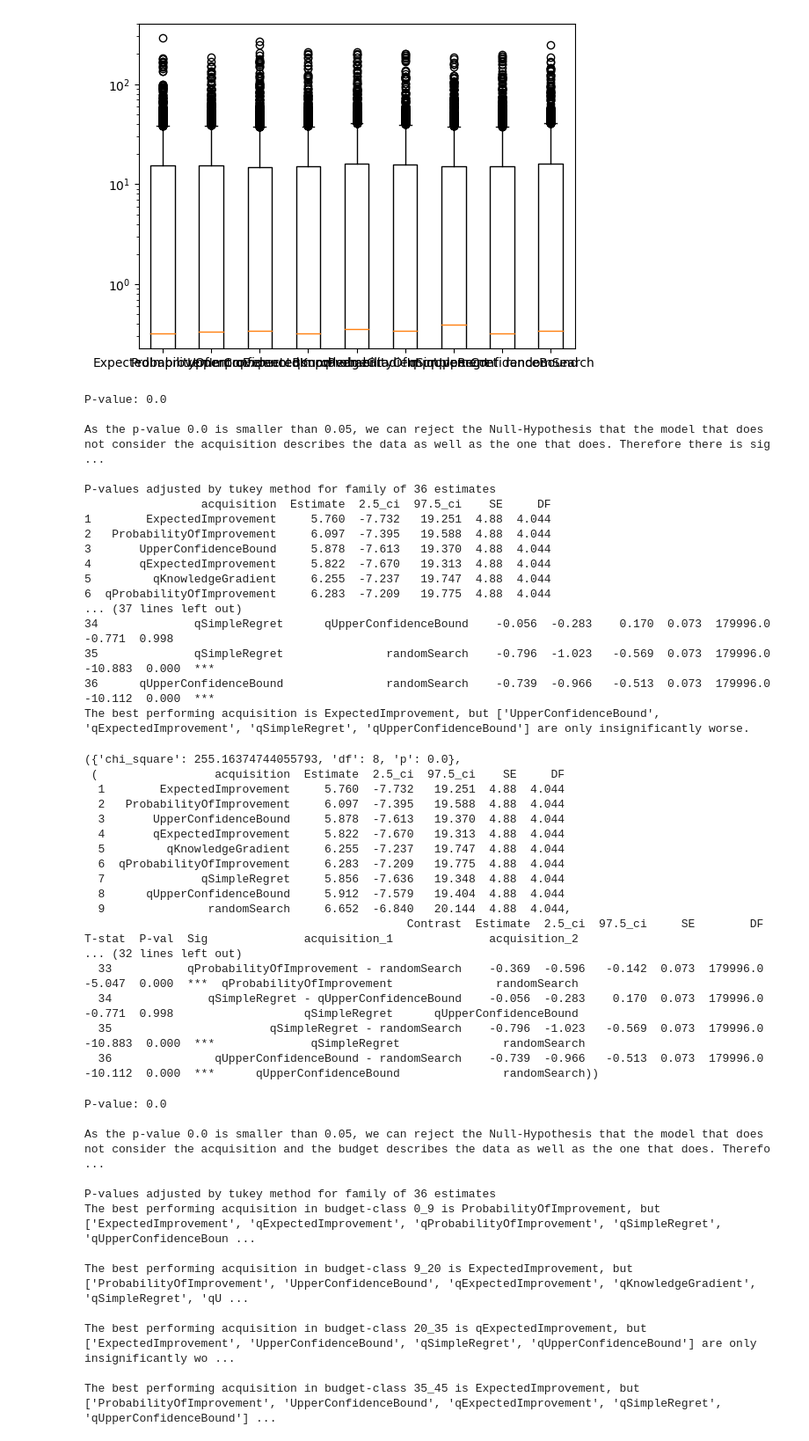
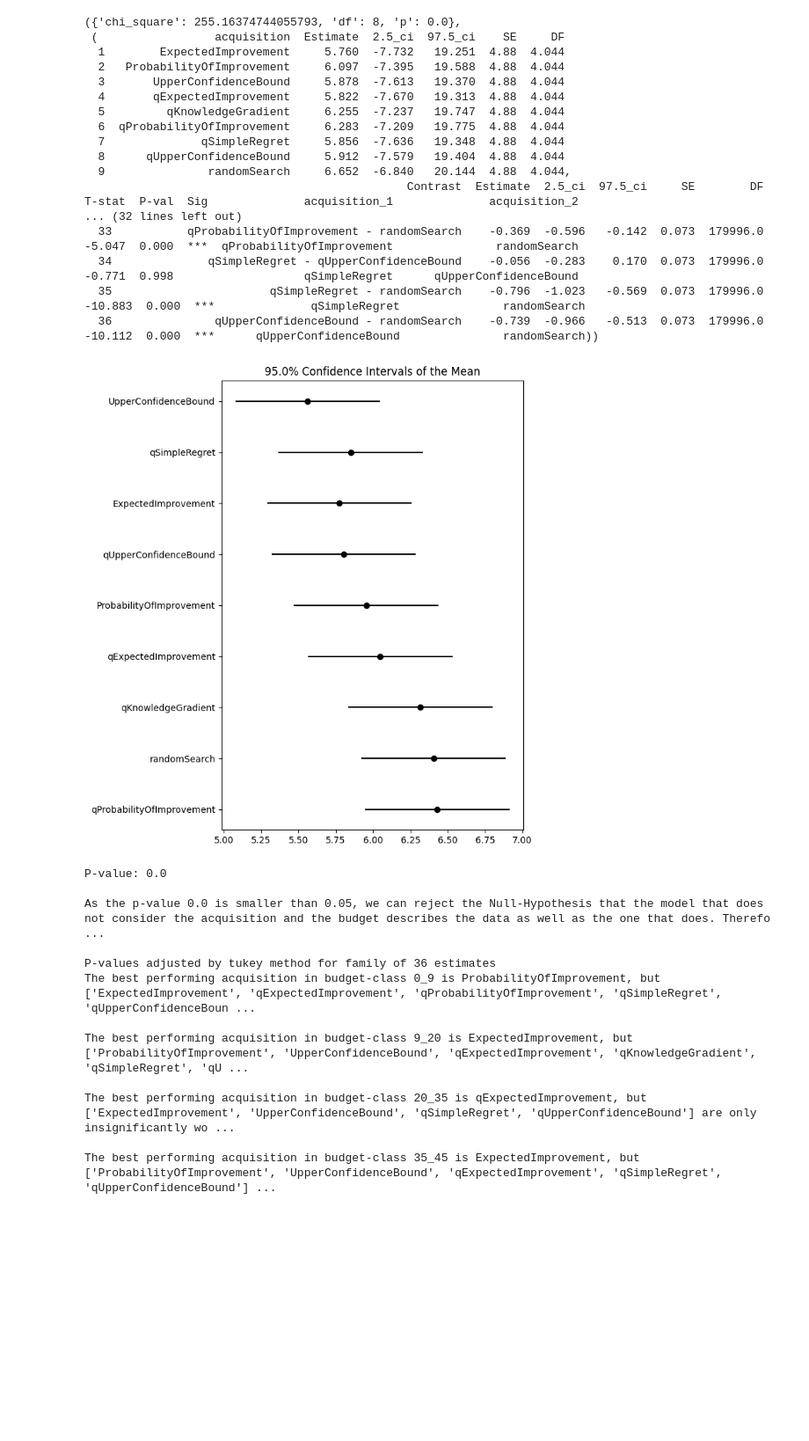
Before and after one commit to automl-private/significance_analysis, a Jupyter notebook: significance_analysis_example/example_analysis.ipynb, the cells around one changed output. Shown at 88% size. Drawn from its saved outputs; the diff is of its cells as text; code cells hidden in the pictures; blank space fills up the shorter version.

Commit message:
started ci_diagrams branch

```diff
--- a/significance_analysis_example/example_analysis.ipynb
+++ b/significance_analysis_example/example_analysis.ipynb
@@ -5,3 +5,6 @@ from significance_analysis import conduct_analysis
 
 # Load example dataset
 data = pd.read_csv("./example_dataset.csv")
+# First Analysis: Analyse performance of acquisition functions over all benchmarks and trainingrounds
+conduct_analysis(data, "mean", "acquisition", "benchmark",show_plots=False,summarize=False)
+# %% [output]
@@ -8,42 +28,21 @@ data = pd.read_csv("./example_dataset.csv")
+({'chi_square': 255.16374744055793, 'df': 8, 'p': 0.0},
+ (                 acquisition  Estimate  2.5_ci  97.5_ci    SE     DF
+  1        ExpectedImprovement     5.760  -7.732   19.251  4.88  4.044
+  2   ProbabilityOfImprovement     6.097  -7.395   19.588  4.88  4.044
+  3       UpperConfidenceBound     5.878  -7.613   19.370  4.88  4.044
+  4       qExpectedImprovement     5.822  -7.670   19.313  4.88  4.044
+  5         qKnowledgeGradient     6.255  -7.237   19.747  4.88  4.044
+  6  qProbabilityOfImprovement     6.283  -7.209   19.775  4.88  4.044
+  7              qSimpleRegret     5.856  -7.636   19.348  4.88  4.044
+  8      qUpperConfidenceBound     5.912  -7.579   19.404  4.88  4.044
+  9               randomSearch     6.652  -6.840   20.144  4.88  4.044,
+                                               Contrast  Estimate  2.5_ci  97.5_ci     SE        DF  T-stat  P-val  Sig              acquisition_1              acquisition_2
+... (32 lines left out)
+  33           qProbabilityOfImprovement - randomSearch    -0.369  -0.596   -0.142  0.073  179996.0  -5.047  0.000  ***  qProbabilityOfImprovement               randomSearch
+  34              qSimpleRegret - qUpperConfidenceBound    -0.056  -0.283    0.170  0.073  179996.0  -0.771  0.998                   qSimpleRegret      qUpperConfidenceBound
+  35                       qSimpleRegret - randomSearch    -0.796  -1.023   -0.569  0.073  179996.0 -10.883  0.000  ***              qSimpleRegret               randomSearch
+  36               qUpperConfidenceBound - randomSearch    -0.739  -0.966   -0.513  0.073  179996.0 -10.112  0.000  ***      qUpperConfidenceBound               randomSearch))
+[figure, added]
-# %%
-# First Analysis: Analyse performance of acquisition functions over all benchmarks and trainingrounds
-conduct_analysis(data, "mean", "acquisition", "benchmark")
-# %% [output]
-[figure, removed]
-P-value: 0.0
-
-As the p-value 0.0 is smaller than 0.05, we can reject the Null-Hypothesis that the model that does not consider the acquisition describes the data as well as the one that does. Therefore there is sig ...
-
-P-values adjusted by tukey method for family of 36 estimates
-                 acquisition  Estimate  2.5_ci  97.5_ci    SE     DF
-1        ExpectedImprovement     5.760  -7.732   19.251  4.88  4.044
-2   ProbabilityOfImprovement     6.097  -7.395   19.588  4.88  4.044
-3       UpperConfidenceBound     5.878  -7.613   19.370  4.88  4.044
-4       qExpectedImprovement     5.822  -7.670   19.313  4.88  4.044
-5         qKnowledgeGradient     6.255  -7.237   19.747  4.88  4.044
-6  qProbabilityOfImprovement     6.283  -7.209   19.775  4.88  4.044
-... (37 lines left out)
-34              qSimpleRegret      qUpperConfidenceBound    -0.056  -0.283    0.170  0.073  179996.0  -0.771  0.998
-35              qSimpleRegret               randomSearch    -0.796  -1.023   -0.569  0.073  179996.0 -10.883  0.000  ***
-36      qUpperConfidenceBound               randomSearch    -0.739  -0.966   -0.513  0.073  179996.0 -10.112  0.000  ***
-The best performing acquisition is ExpectedImprovement, but ['UpperConfidenceBound', 'qExpectedImprovement', 'qSimpleRegret', 'qUpperConfidenceBound'] are only insignificantly worse.
-({'chi_square': 255.16374744055793, 'df': 8, 'p': 0.0},
- (                 acquisition  Estimate  2.5_ci  97.5_ci    SE     DF
-  1        ExpectedImprovement     5.760  -7.732   19.251  4.88  4.044
-  2   ProbabilityOfImprovement     6.097  -7.395   19.588  4.88  4.044
-  3       UpperConfidenceBound     5.878  -7.613   19.370  4.88  4.044
-  4       qExpectedImprovement     5.822  -7.670   19.313  4.88  4.044
-  5         qKnowledgeGradient     6.255  -7.237   19.747  4.88  4.044
-  6  qProbabilityOfImprovement     6.283  -7.209   19.775  4.88  4.044
-  7              qSimpleRegret     5.856  -7.636   19.348  4.88  4.044
-  8      qUpperConfidenceBound     5.912  -7.579   19.404  4.88  4.044
-  9               randomSearch     6.652  -6.840   20.144  4.88  4.044,
-                                               Contrast  Estimate  2.5_ci  97.5_ci     SE        DF  T-stat  P-val  Sig              acquisition_1              acquisition_2
-... (32 lines left out)
-  33           qProbabilityOfImprovement - randomSearch    -0.369  -0.596   -0.142  0.073  179996.0  -5.047  0.000  ***  qProbabilityOfImprovement               randomSearch
-  34              qSimpleRegret - qUpperConfidenceBound    -0.056  -0.283    0.170  0.073  179996.0  -0.771  0.998                   qSimpleRegret      qUpperConfidenceBound
-  35                       qSimpleRegret - randomSearch    -0.796  -1.023   -0.569  0.073  179996.0 -10.883  0.000  ***              qSimpleRegret               randomSearch
-  36               qUpperConfidenceBound - randomSearch    -0.739  -0.966   -0.513  0.073  179996.0 -10.112  0.000  ***      qUpperConfidenceBound               randomSearch))
 # %%
 # Second Analysis: Analyse performance of acquisition functions over all benchmarks binned by trainingrounds,
 # i.e. performance in the first 8, the next 12, the next 15, the next 10 and the final 5 rounds.
```
Also changed, not shown: parts of 1 cell of this notebook, 4 other files.
